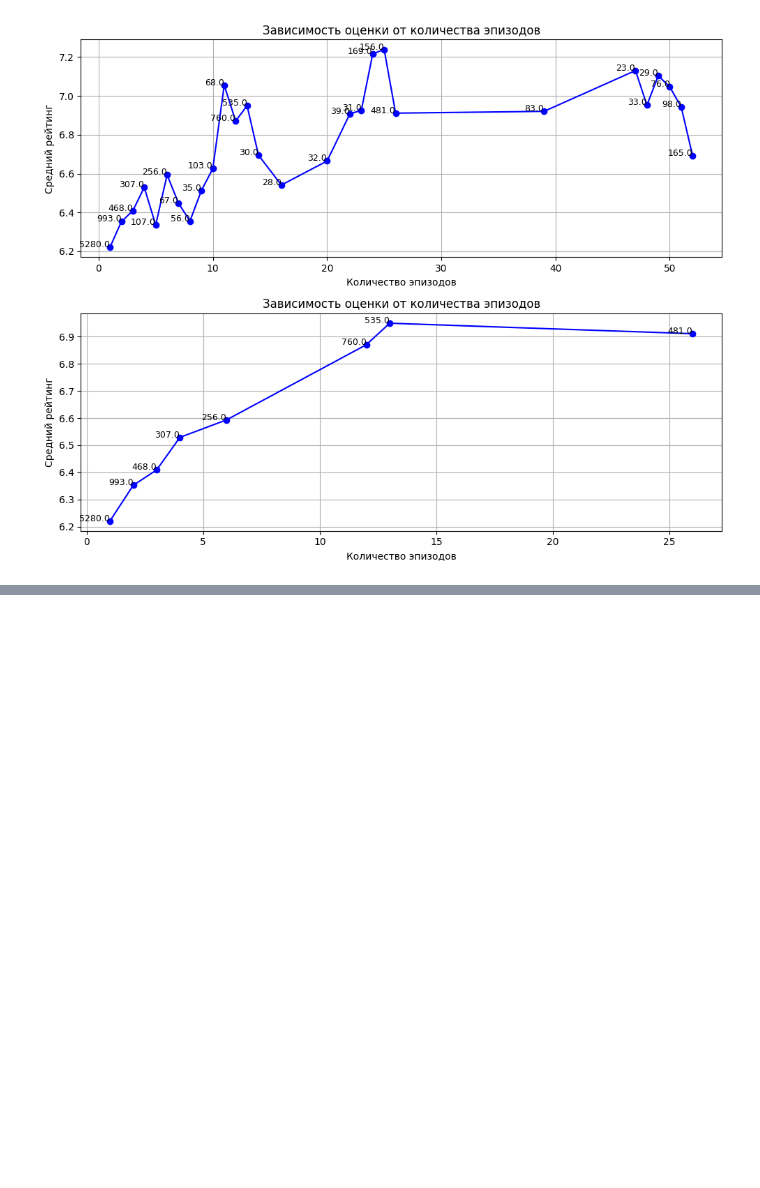
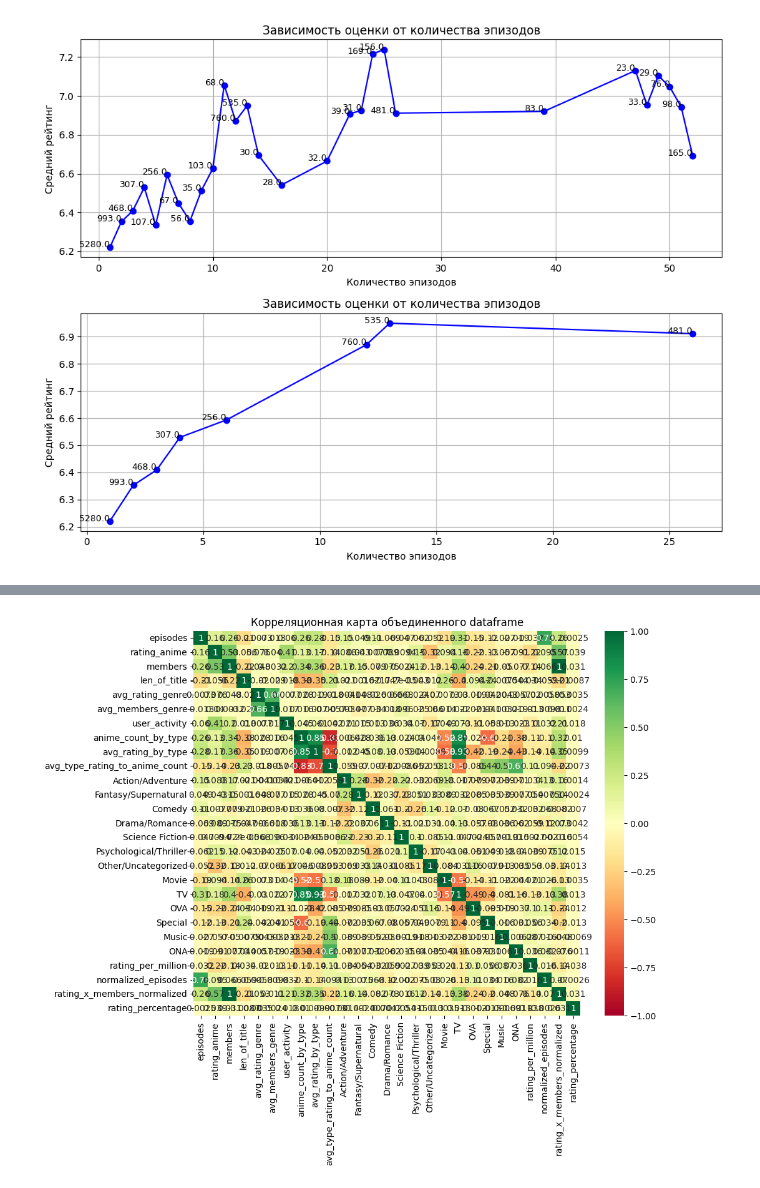
Before and after one commit to LlirikOknessu/tpu-8e22-ML-course, a Jupyter notebook: Bastrikov_Ignat/lb1.ipynb, the cells around one changed output, grey strips where cells are left out. Drawn from its saved outputs; the diff is of its cells as text; code cells hidden in the pictures; blank space fills up the shorter version.

```diff
--- a/Bastrikov_Ignat/lb1.ipynb
+++ b/Bastrikov_Ignat/lb1.ipynb
@@ -455,0 +550,4 @@ df.loc[df['name'] == 'Naruto'].head(30)
+# %%
+# Появились проблемы с episodes почему он OBJECT? необходимо исправить, нельзя терять этот признак
+df['episodes'] = pd.to_numeric(df['episodes'], errors='coerce')
+df = df.dropna(subset=['episodes']) # Либо заменять либо дропать... будем держаться подальше от греха
@@ -455,0 +638,5 @@ df.loc[df['name'] == 'Naruto'].head(30)
+# %%
+# Разделяем жанры и сохраняем их как список в одном столбце
+df['genre'] = df['genre'].str.split(',')
+df['genre'] = df['genre'].apply(lambda x: [genre.strip() for genre in x])  # Убираем лишние пробелы
+df.head()
@@ -455,0 +695,8 @@ df.loc[df['name'] == 'Naruto'].head(30)
+# %%
+unique_types = df['type'].unique()
+
+# Бинаризация: создаем столбец для каждого уникального типа
+for anime_type in unique_types:
+    df[anime_type] = (df['type'] == anime_type).astype(int)
+
+df.head()
@@ -455,0 +807,12 @@ df.loc[df['name'] == 'Naruto'].head(30)
+# %%
+# Продолжаем улучшать метрики
+df_ = df.copy()
+df_['rating_x_members'] = df_['rating'] * df_['members']
+df['rating_per_million'] = (df['rating'] / df['members']) * 1e6
+
+mean_episodes_by_type = df.groupby('type')['episodes'].transform('mean')
+df['normalized_episodes'] = df['episodes'] / mean_episodes_by_type
+
+df['rating_x_members_normalized'] = (df_['rating_x_members'] - df_['rating_x_members'].min()) / \
+                                     (df_['rating_x_members'].max() - df_['rating_x_members'].min())
+df.head()
@@ -455,0 +857,15 @@ df.loc[df['name'] == 'Naruto'].head(30)
+# %%
+df_merged = pd.merge(df, df_users, on='anime_id', suffixes = ('_anime', '_user'))
+
+# Не забыть дропнуть колонки лишние
+df_merged_cleaned = df_merged.drop(columns=['anime_id','user_id','name','genre','type','rating_user'])
+df_numeric = df_merged_cleaned.select_dtypes(include=['number'])
+corr_matrix = df_numeric.corr()
+
+plt.figure(figsize=(10, 8))  # размер графика
+sns.heatmap(corr_matrix, annot=True, cmap='RdYlGn', vmin=-1, vmax=1)
+plt.title("Корреляционная карта объединенного dataframe")
+plt.show()
+# ради интереса строю
+# %% [output]
+[figure, added]
```
Also changed, not shown: parts of 35 cells of this notebook, 11 other files.
